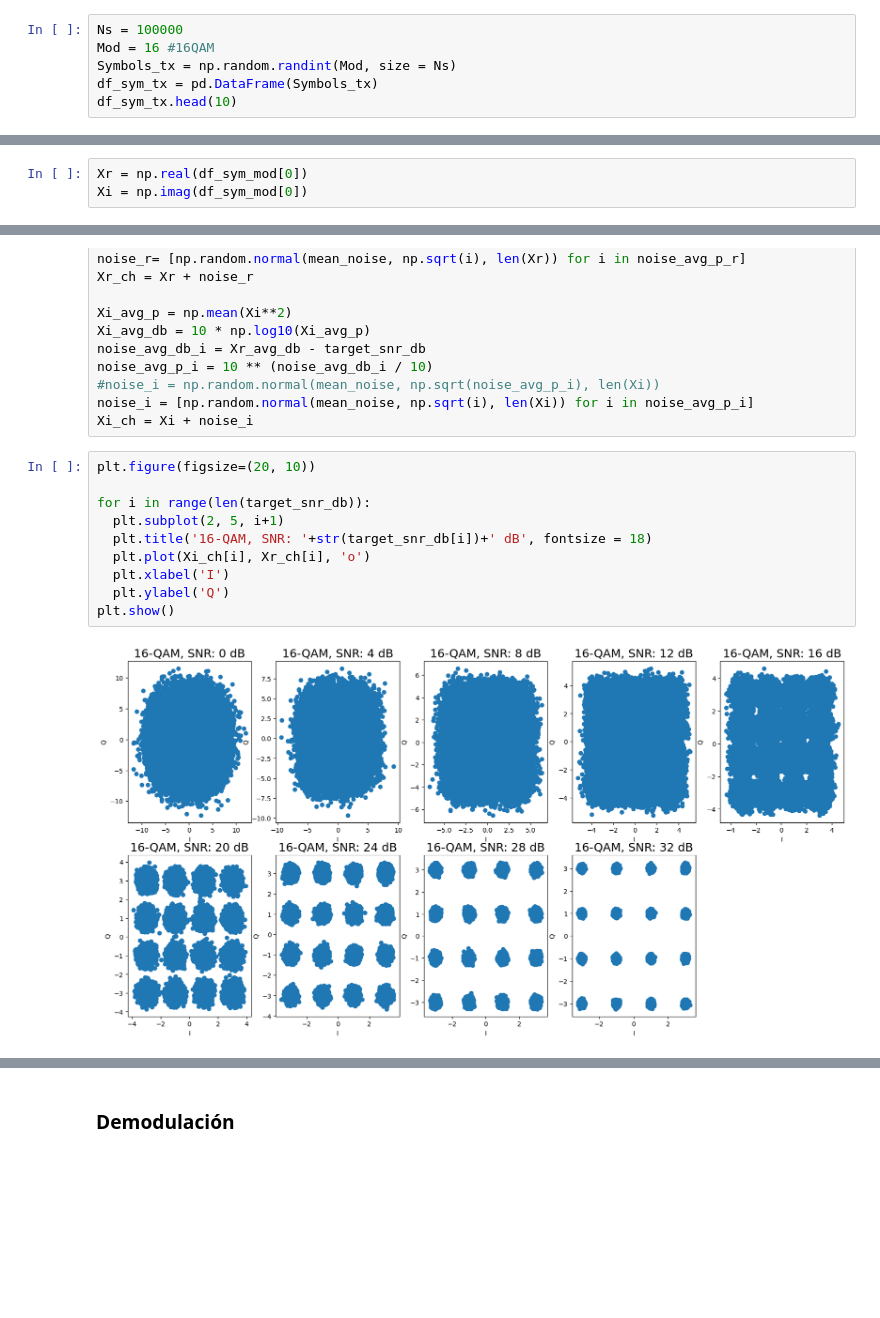
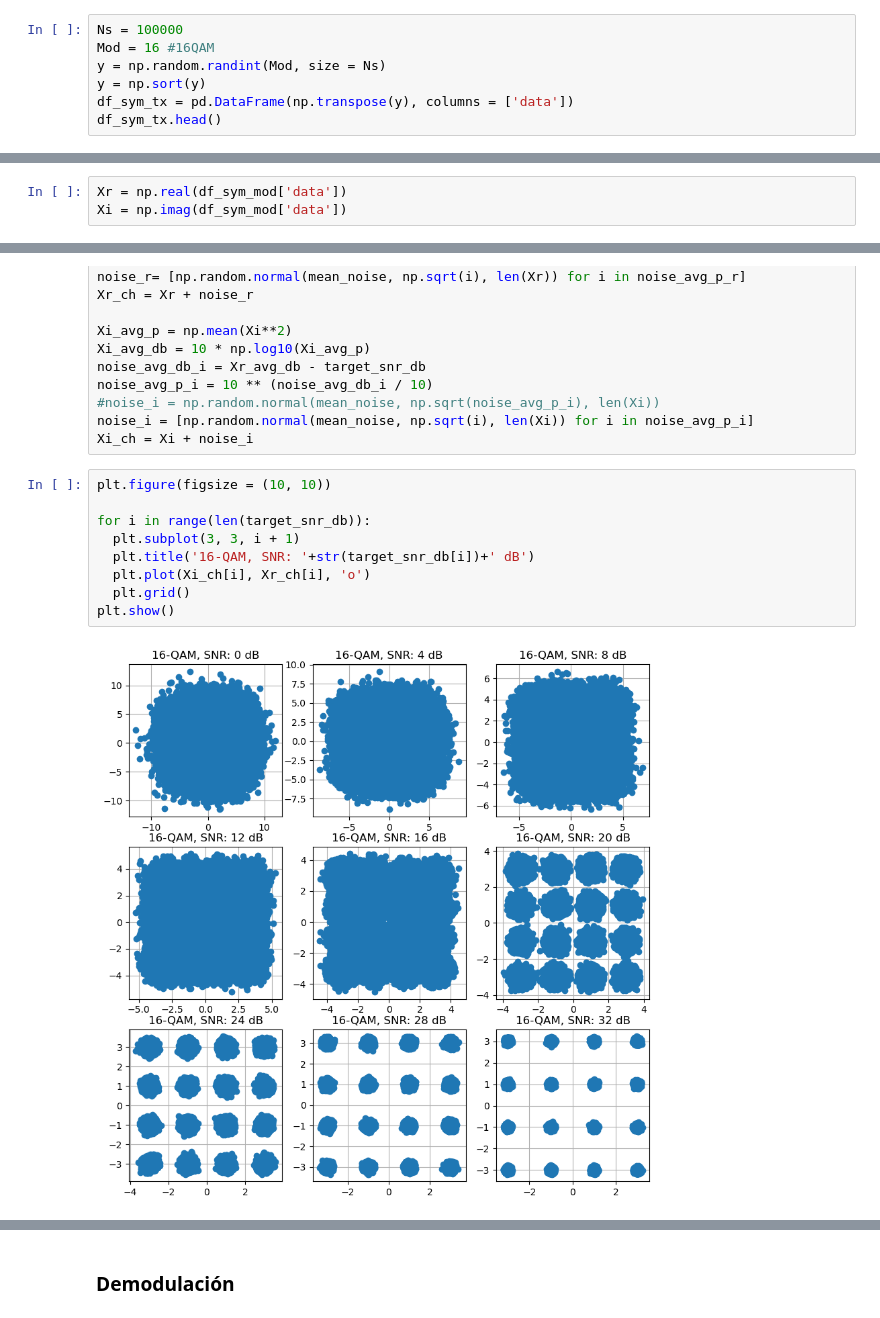
Before and after one commit to KevinMartinez1999/Semillero, a Jupyter notebook: DBSCAN_16QAM.ipynb, the cells around one changed output, grey strips where cells are left out. Cells and saved outputs as stored; diff of their text form; blank space fills up the shorter version.

```diff
--- a/DBSCAN_16QAM.ipynb
+++ b/DBSCAN_16QAM.ipynb
@@ -15,7 +16,8 @@ from sklearn import metrics
 # %%
 Ns = 100000
 Mod = 16 #16QAM
-Symbols_tx = np.random.randint(Mod, size = Ns)
-df_sym_tx = pd.DataFrame(Symbols_tx)
-df_sym_tx.head(10)
+y = np.random.randint(Mod, size = Ns)
+y = np.sort(y)
+df_sym_tx = pd.DataFrame(np.transpose(y), columns = ['data'])
+df_sym_tx.head()
 # %% [output]
@@ -82,8 +69,8 @@ Name: 0, dtype: complex128
 # %% [markdown]
 ### Transmision canal AWGN
 # %%
-Xr = np.real(df_sym_mod[0])
-Xi = np.imag(df_sym_mod[0])
+Xr = np.real(df_sym_mod['data'])
+Xi = np.imag(df_sym_mod['data'])
 # %%
 # Adición de ruido blanco Gaussiano (AWGN)
 # Se le adiciona diferentes cantidades de ruido para ver los efectos de
@@ -108,15 +95,14 @@ noise_avg_p_i = 10 ** (noise_avg_db_i / 10)
 noise_i = [np.random.normal(mean_noise, np.sqrt(i), len(Xi)) for i in noise_avg_p_i]
 Xi_ch = Xi + noise_i
 # %%
-plt.figure(figsize=(20, 10))
+plt.figure(figsize = (10, 10))
 
 for i in range(len(target_snr_db)):
-  plt.subplot(2, 5, i+1)
-  plt.title('16-QAM, SNR: '+str(target_snr_db[i])+' dB', fontsize = 18)
+  plt.subplot(3, 3, i + 1)
+  plt.title('16-QAM, SNR: '+str(target_snr_db[i])+' dB')
   plt.plot(Xi_ch[i], Xr_ch[i], 'o')
-  plt.xlabel('I')
-  plt.ylabel('Q')
+  plt.grid()
 plt.show()
 # %% [output]
-[figure, old version]
+[figure, new version]
 # %%
```
Also changed, not shown: parts of 13 cells of this notebook, 3 other files.
